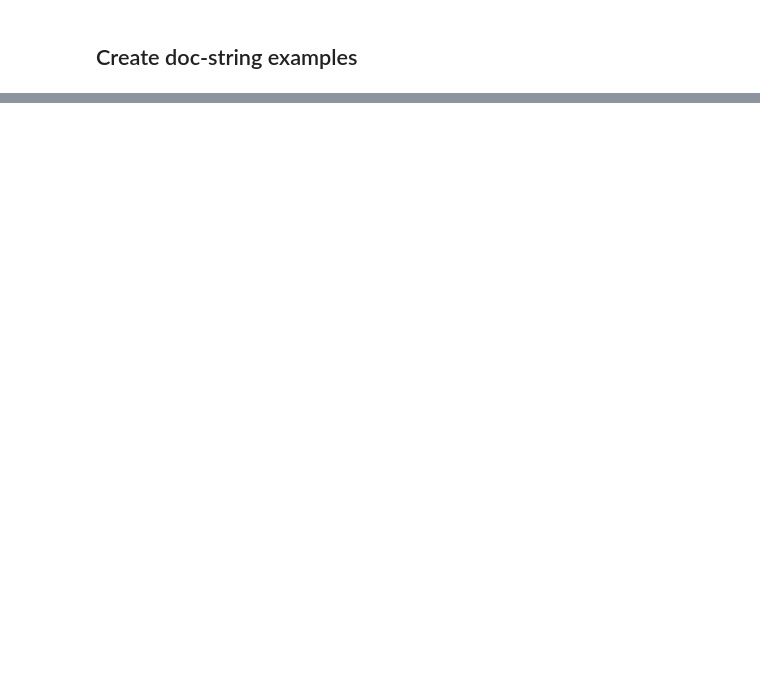
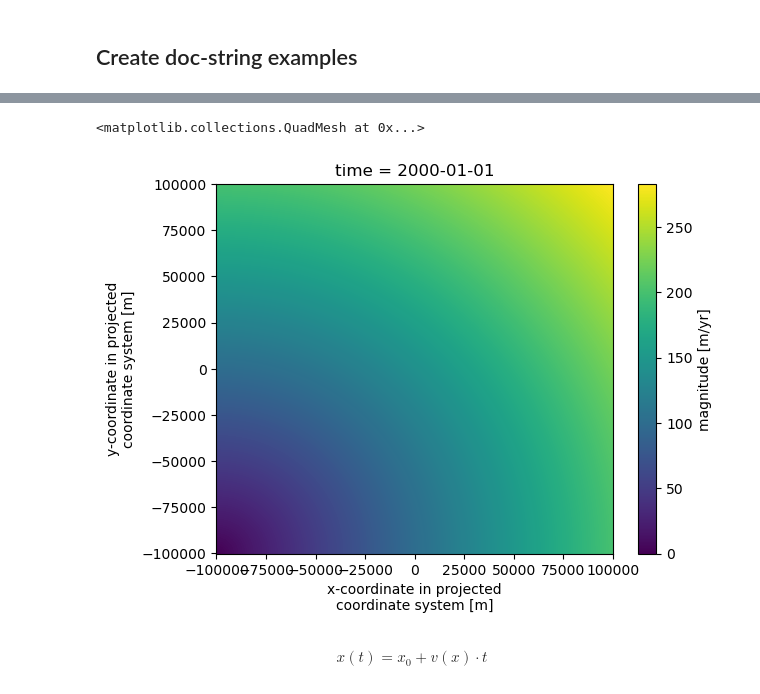
Before and after one commit to pism/glacier-flow-tools, a Jupyter notebook: notebooks/test_interpolation.ipynb, the cells around one changed output, grey strips where cells are left out. Drawn from its saved outputs; the diff is of its cells as text; code cells hidden in the pictures; blank space fills up the shorter version.

```diff
--- a/notebooks/test_interpolation.ipynb
+++ b/notebooks/test_interpolation.ipynb
@@ -203,0 +345,2 @@ pts
+# %%
+ds = create_linear()
@@ -203,0 +366,7 @@ pts
+# %%
+ds["v"].plot()
+# %% [output]
+<matplotlib.collections.QuadMesh at 0x...>
+[figure, added]
+# %% [markdown]
+$$x(t) = x_0 + v(x) \cdot t$$
```
Also changed, not shown: parts of 15 cells of this notebook, 3 other files.
